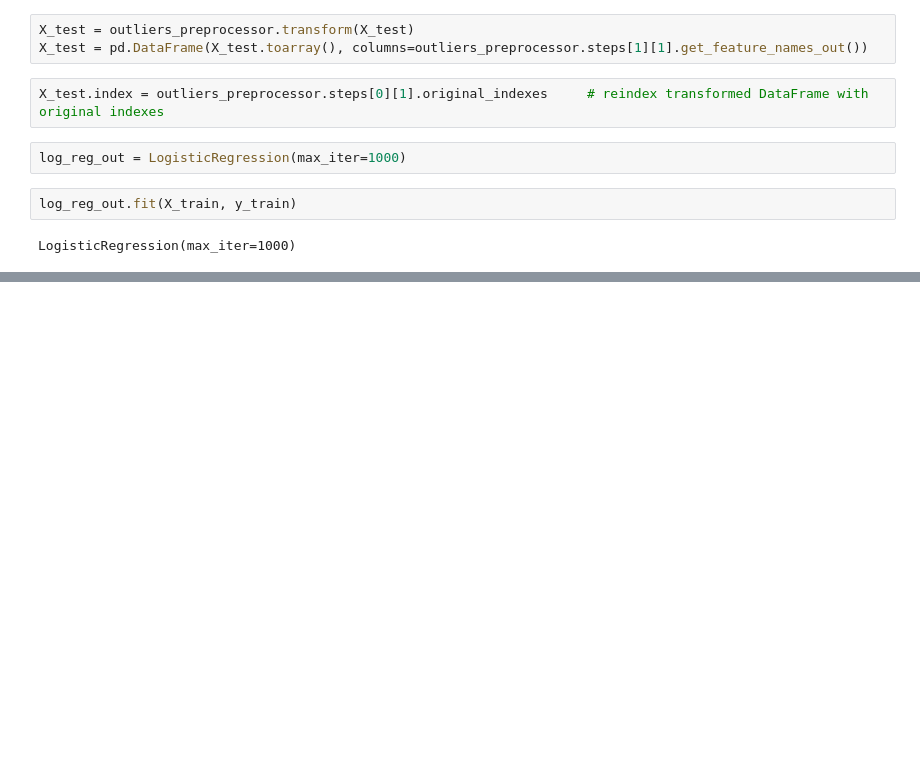
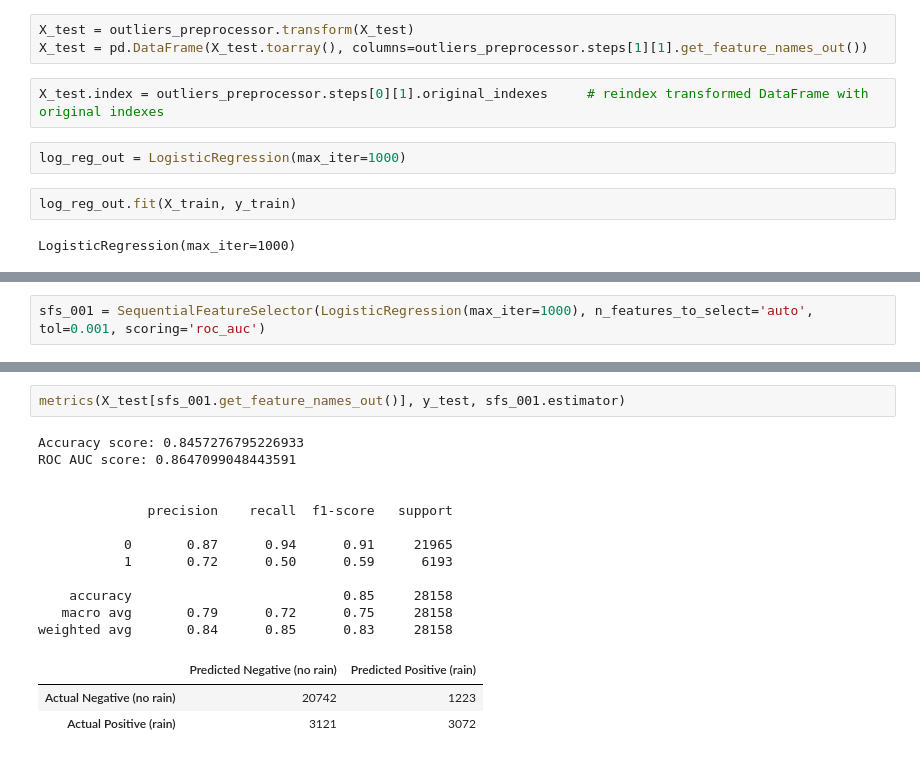
Before and after one commit to TomaszWasilewski/Predict-rain-in-Australia, a Jupyter notebook: rain_in_australia.ipynb, the cells around one changed output, grey strips where cells are left out. Saved outputs shown, nothing was run; the diff lists cells and outputs as text; blank space fills up the shorter version.

```diff
--- a/rain_in_australia.ipynb
+++ b/rain_in_australia.ipynb
@@ -1230,0 +1337,2 @@ weighted avg       0.84      0.83      0.83    112629
+# %%
+sfs_001 = SequentialFeatureSelector(LogisticRegression(max_iter=1000), n_features_to_select='auto', tol=0.001, scoring='roc_auc')
@@ -1230,0 +1362,18 @@ weighted avg       0.84      0.83      0.83    112629
+# %%
+metrics(X_test[sfs_001.get_feature_names_out()], y_test, sfs_001.estimator)
+# %% [output]
+Accuracy score: 0.8457276795226933
+ROC AUC score: 0.8647099048443591
+
+
+              precision    recall  f1-score   support
+
+           0       0.87      0.94      0.91     21965
+           1       0.72      0.50      0.59      6193
+
+    accuracy                           0.85     28158
+   macro avg       0.79      0.72      0.75     28158
+weighted avg       0.84      0.85      0.83     28158
+|  | Predicted Negative (no rain) | Predicted Positive (rain) |
+| Actual Negative (no rain) | 20742 | 1223 |
+| Actual Positive (rain) | 3121 | 3072 |
```
Also changed, not shown: parts of 27 cells of this notebook.
